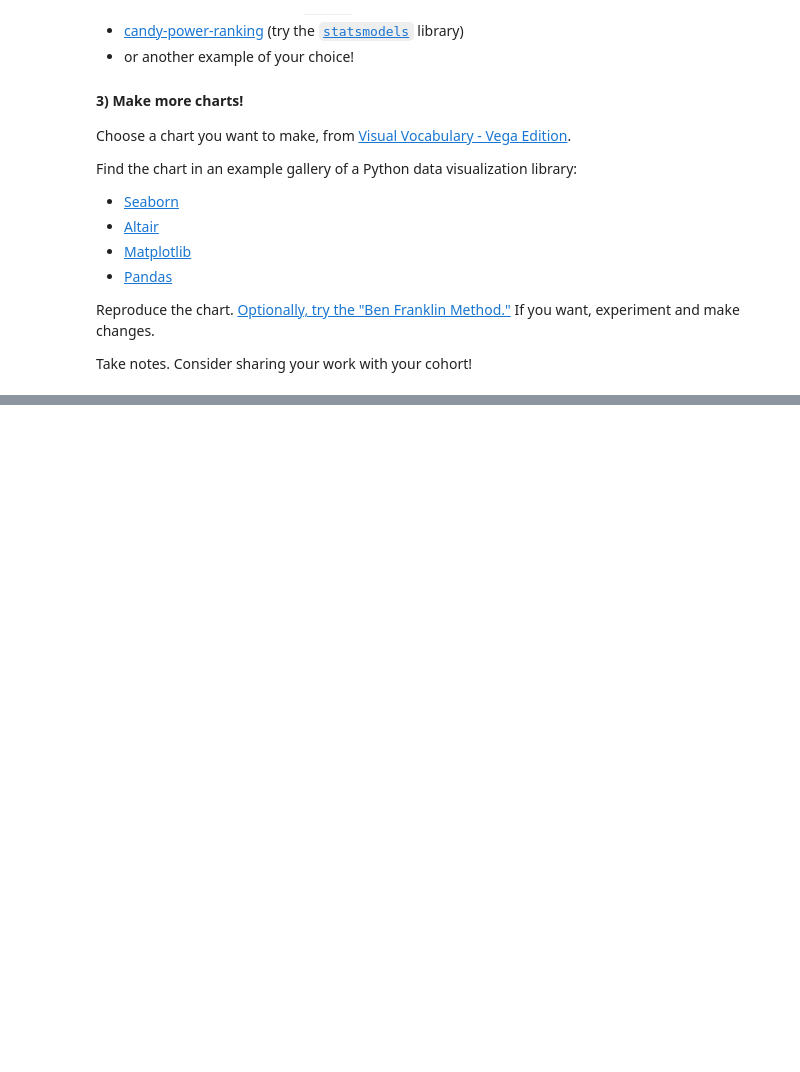
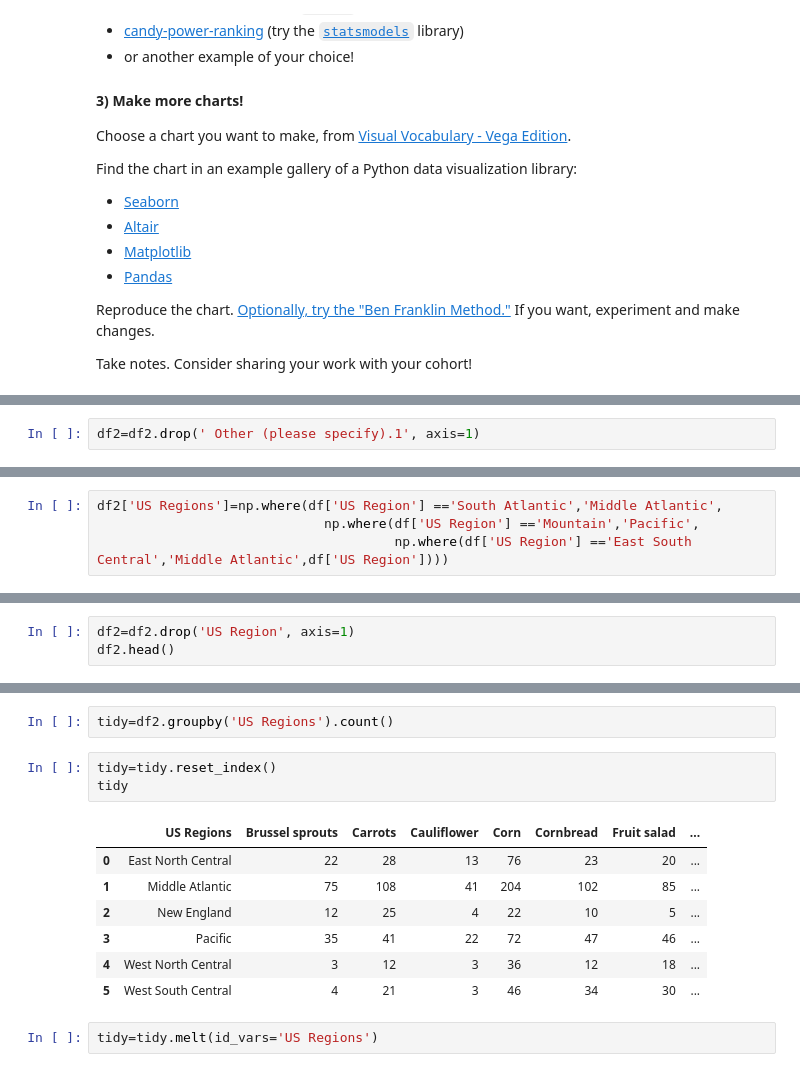
Before and after one commit to alastra32/DS-Unit-1-Sprint-2-Data-Wrangling-and-Storytelling, a Jupyter notebook: module3-make-explanatory-visualizations/LS_DS_123_Make_Explanatory_Visualizations.ipynb, the cells around one changed output, grey strips where cells are left out. Cells and saved outputs as stored; diff of their text form; blank space fills up the shorter version.

```diff
--- a/module3-make-explanatory-visualizations/LS_DS_123_Make_Explanatory_Visualizations.ipynb
+++ b/module3-make-explanatory-visualizations/LS_DS_123_Make_Explanatory_Visualizations.ipynb
@@ -690,0 +858,2 @@ Take notes. Consider sharing your work with your cohort!
+# %%
+df2=df2.drop(' Other (please specify).1', axis=1)
@@ -690,0 +866,4 @@ Take notes. Consider sharing your work with your cohort!
+# %%
+df2['US Regions']=np.where(df['US Region'] =='South Atlantic','Middle Atlantic',
+                             np.where(df['US Region'] =='Mountain','Pacific',
+                                      np.where(df['US Region'] =='East South Central','Middle Atlantic',df['US Region'])))
@@ -690,0 +885,3 @@ Take notes. Consider sharing your work with your cohort!
+# %%
+df2=df2.drop('US Region', axis=1)
+df2.head()
@@ -690,0 +895,15 @@ Take notes. Consider sharing your work with your cohort!
+# %%
+tidy=df2.groupby('US Regions').count()
+# %%
+tidy=tidy.reset_index()
+tidy
+# %% [output]
+|  | US Regions | Brussel sprouts | Carrots | Cauliflower | Corn | Cornbread | Fruit salad | ... |
+| 0 | East North Central | 22 | 28 | 13 | 76 | 23 | 20 | ... |
+| 1 | Middle Atlantic | 75 | 108 | 41 | 204 | 102 | 85 | ... |
+| 2 | New England | 12 | 25 | 4 | 22 | 10 | 5 | ... |
+| 3 | Pacific | 35 | 41 | 22 | 72 | 47 | 46 | ... |
+| 4 | West North Central | 3 | 12 | 3 | 36 | 12 | 18 | ... |
+| 5 | West South Central | 4 | 21 | 3 | 46 | 34 | 30 | ... |
+# %%
+tidy=tidy.melt(id_vars='US Regions')
```
Also changed, not shown: parts of 27 cells of this notebook.
